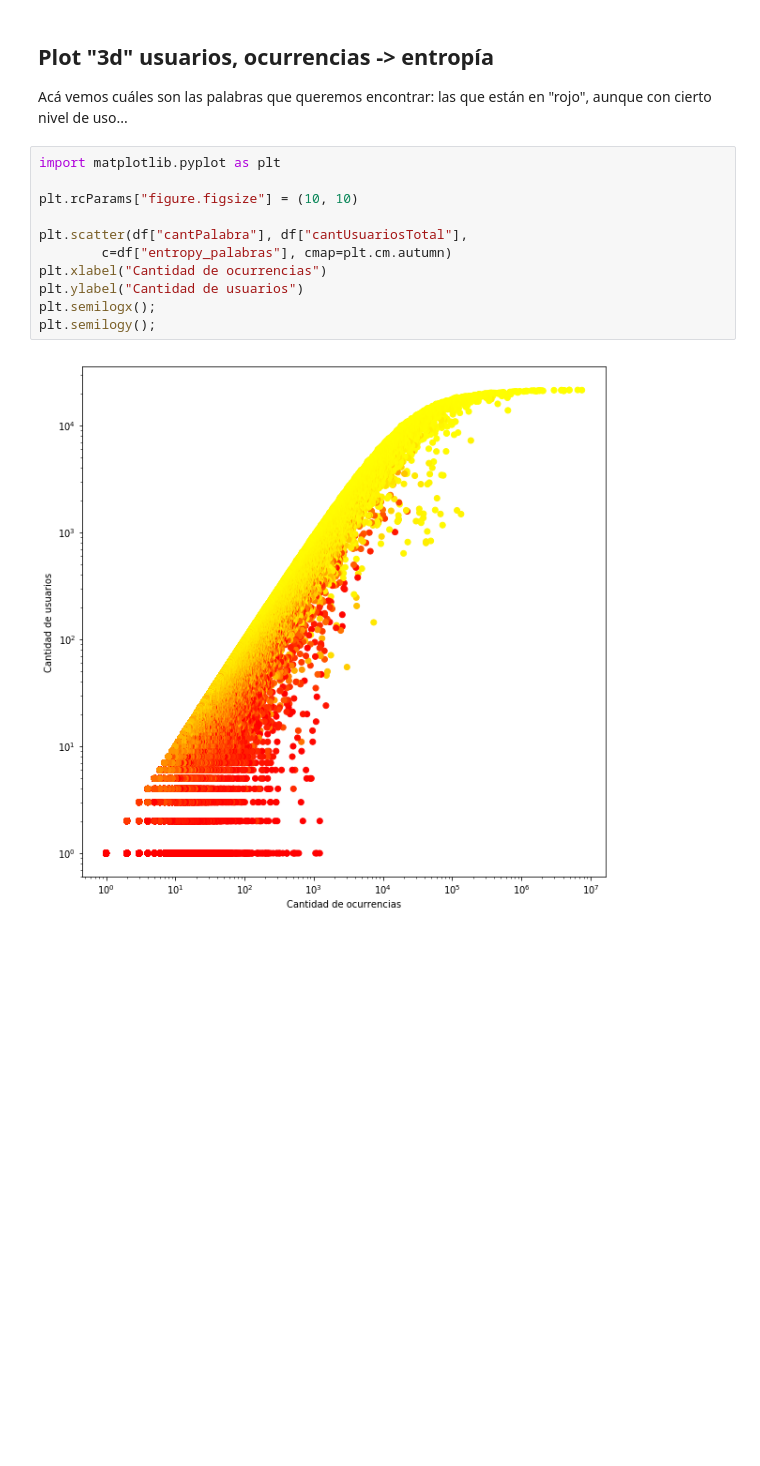
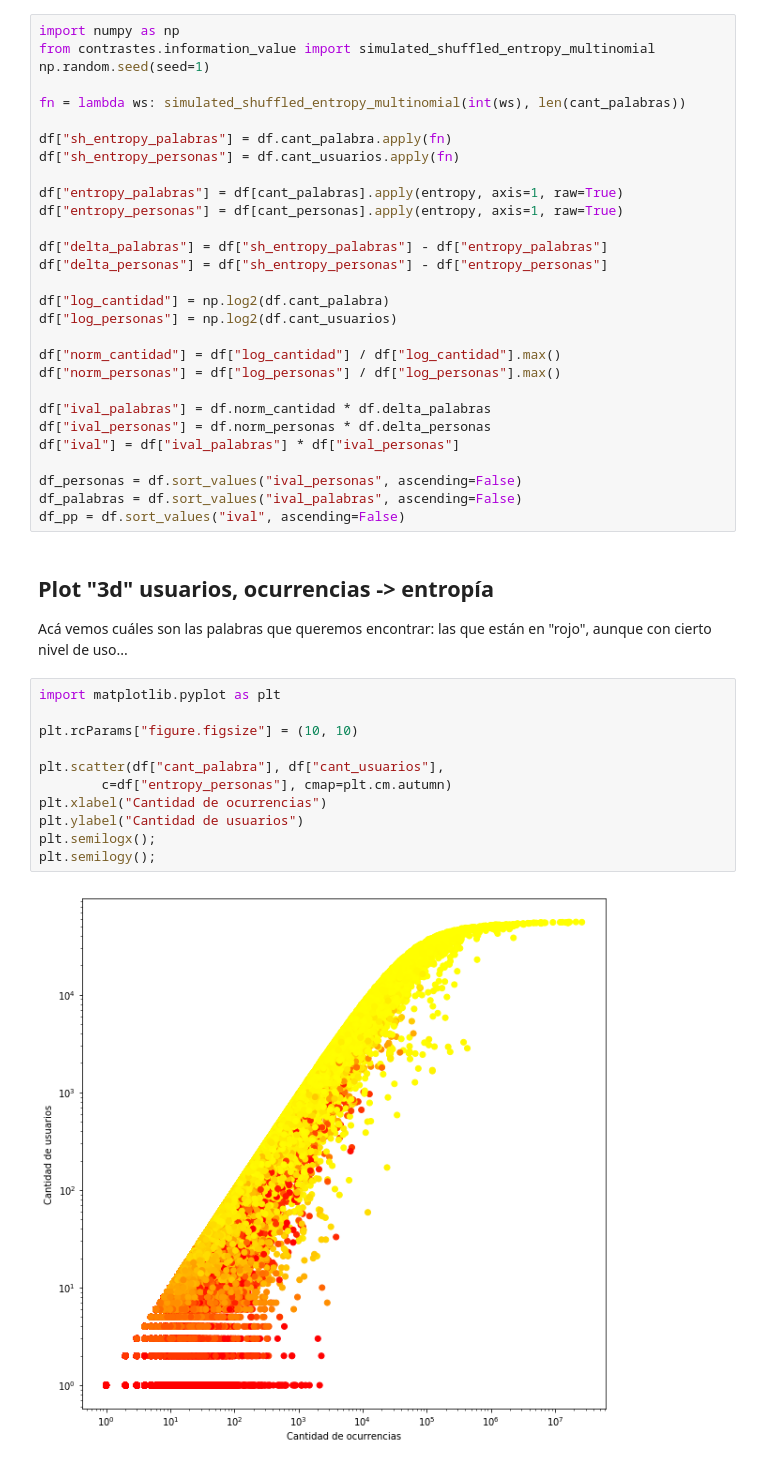
Before and after one commit to finiteautomata/contrastes, a Jupyter notebook: notebooks/analisis_entropico.ipynb, the cells around one changed output. Saved outputs shown, nothing was run; the diff lists cells and outputs as text; blank space fills up the shorter version.

```diff
--- a/notebooks/analisis_entropico.ipynb
+++ b/notebooks/analisis_entropico.ipynb
@@ -21,3 +28,32 @@ df["entropy_personas"] = df[cant_personas].apply(entropy, axis=1, raw=True)
+# %%
+import numpy as np
+from contrastes.information_value import simulated_shuffled_entropy_multinomial
+np.random.seed(seed=1)
+
+fn = lambda ws: simulated_shuffled_entropy_multinomial(int(ws), len(cant_palabras))
+
+df["sh_entropy_palabras"] = df.cant_palabra.apply(fn)
+df["sh_entropy_personas"] = df.cant_usuarios.apply(fn)
+
+df["entropy_palabras"] = df[cant_palabras].apply(entropy, axis=1, raw=True)
+df["entropy_personas"] = df[cant_personas].apply(entropy, axis=1, raw=True)
+
+df["delta_palabras"] = df["sh_entropy_palabras"] - df["entropy_palabras"]
+df["delta_personas"] = df["sh_entropy_personas"] - df["entropy_personas"]
+
+df["log_cantidad"] = np.log2(df.cant_palabra)
+df["log_personas"] = np.log2(df.cant_usuarios)
+
+df["norm_cantidad"] = df["log_cantidad"] / df["log_cantidad"].max()
+df["norm_personas"] = df["log_personas"] / df["log_personas"].max()
+
+df["ival_palabras"] = df.norm_cantidad * df.delta_palabras
+df["ival_personas"] = df.norm_personas * df.delta_personas
+df["ival"] = df["ival_palabras"] * df["ival_personas"]
+
+df_personas = df.sort_values("ival_personas", ascending=False)
+df_palabras = df.sort_values("ival_palabras", ascending=False)
+df_pp = df.sort_values("ival", ascending=False)
 # %% [markdown]
 ## Plot "3d" usuarios, ocurrencias -> entropía
 
@@ -25,13 +61,13 @@ Acá vemos cuáles son las palabras que queremos encontrar: las que están en "r
 # %%
 import matplotlib.pyplot as plt
 
 plt.rcParams["figure.figsize"] = (10, 10)
 
-plt.scatter(df["cantPalabra"], df["cantUsuariosTotal"],
-        c=df["entropy_palabras"], cmap=plt.cm.autumn)
+plt.scatter(df["cant_palabra"], df["cant_usuarios"],
+        c=df["entropy_personas"], cmap=plt.cm.autumn)
 plt.xlabel("Cantidad de ocurrencias")
 plt.ylabel("Cantidad de usuarios")
 plt.semilogx();
 plt.semilogy();
 # %% [output]
-[figure, old version]
+[figure, new version]
```
Also changed, not shown: parts of 4 cells of this notebook, 1 other file.
